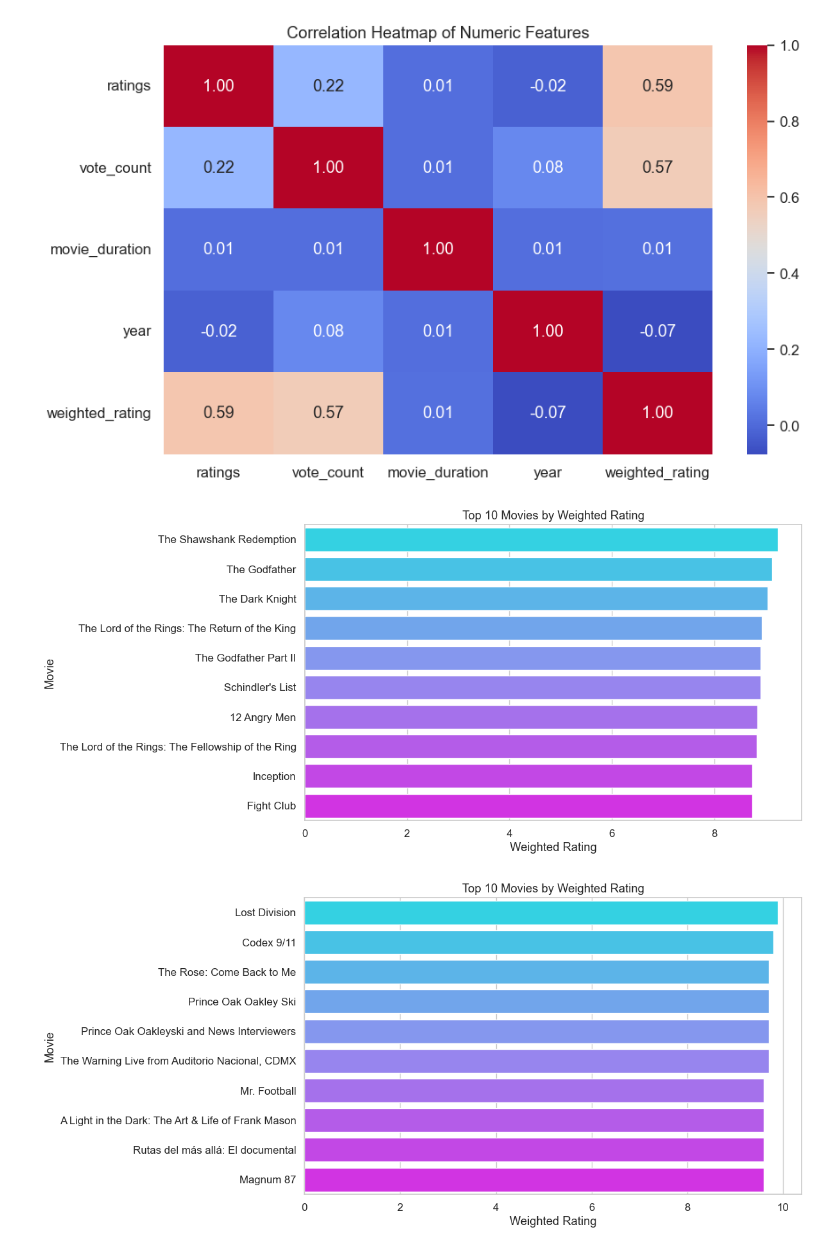
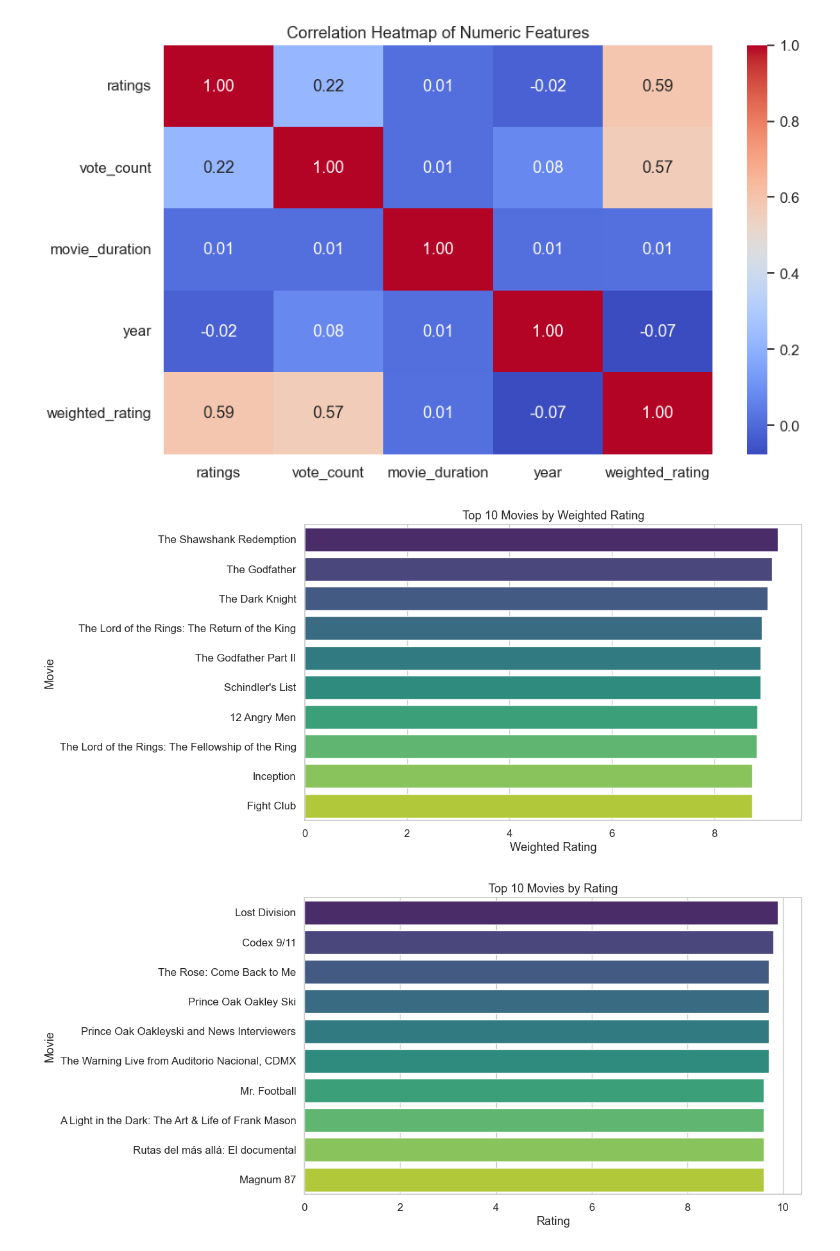
Before and after one commit to Theoph-ay/movie_success_prediction, a Jupyter notebook: notebooks/02_eda.ipynb, the cells around one changed output. Drawn from its saved outputs; the diff is of its cells as text; code cells hidden in the pictures.

```diff
--- a/notebooks/02_eda.ipynb
+++ b/notebooks/02_eda.ipynb
@@ -165,7 +165,7 @@ df.head()
 #Setting style, paletter and figure size
 import seaborn as sns
 import matplotlib.pyplot as plt
-sns.set(style="whitegrid", palette="muted", font_scale=1.1)
+sns.set(style="whitegrid", palette="cool", font_scale=1.1)
 plt.rcParams['figure.figsize'] = (10, 6)
 # %%
 #plot ratings, year on genre
@@ -293,20 +331,22 @@ plt.show()
 [figure]
 # %%
 top10 = df.sort_values("weighted_rating", ascending=False).head(10)
-sns.barplot(x="weighted_rating", y="name", data=top10, hue="name", palette="cool")
+sns.barplot(x="weighted_rating", y="name", data=top10, hue="name", palette="viridis")
 plt.title("Top 10 Movies by Weighted Rating")
 plt.xlabel("Weighted Rating")
 plt.ylabel("Movie")
+plt.savefig(r"C:\Users\HP\Desktop\UI\important\Data Science\movie-success-prediction\reports\figures\top10_weighted_rating.png", dpi=300, bbox_inches="tight")
 plt.show()
 # %% [output]
-[figure, old version]
+[figure, new version]
 # %%
 #top 10 movies by rating
 top_10 = df.sort_values("ratings", ascending=False).head(10)
-sns.barplot(x="ratings", y="name", data=top_10, hue="name", palette="cool")
-plt.title("Top 10 Movies by Weighted Rating")
-plt.xlabel("Weighted Rating")
+sns.barplot(x="ratings", y="name", data=top_10, hue="name", palette="viridis")
+plt.title("Top 10 Movies by Rating")
+plt.xlabel("Rating")
 plt.ylabel("Movie")
+plt.savefig(r"C:\Users\HP\Desktop\UI\important\Data Science\movie-success-prediction\reports\figures\top10_movies.png", dpi=300, bbox_inches="tight")
 plt.show()
 # %% [output]
-[figure, old version]
+[figure, new version]
```
Also changed, not shown: parts of 13 cells of this notebook, 18 other files.
